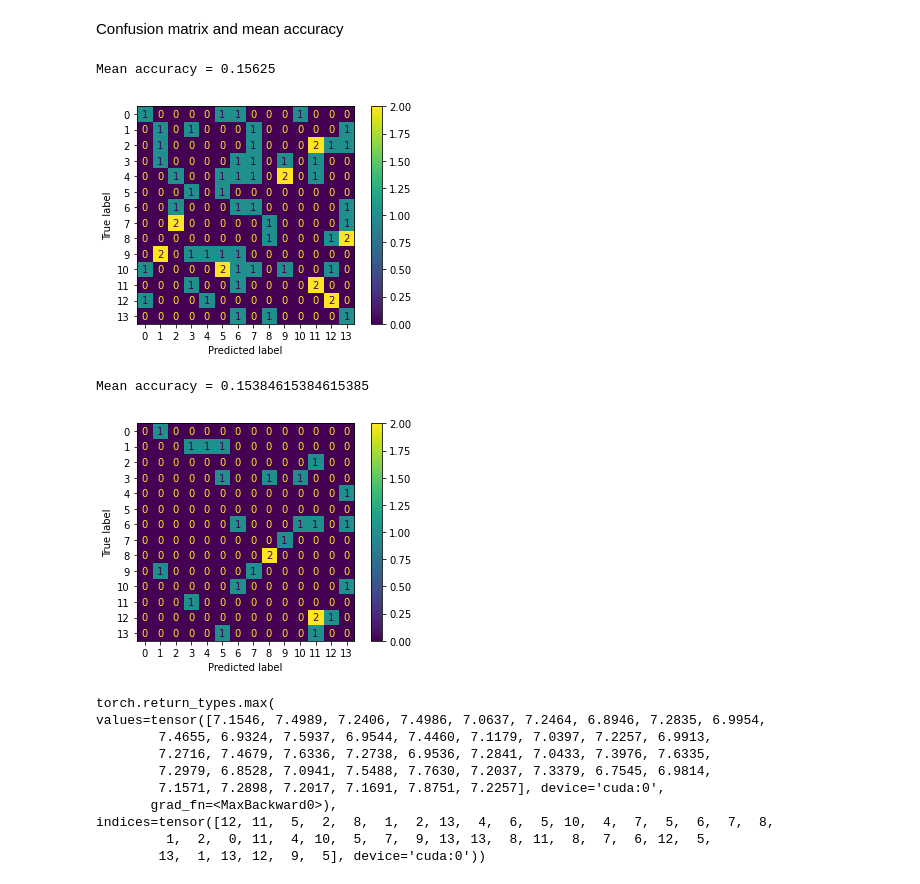
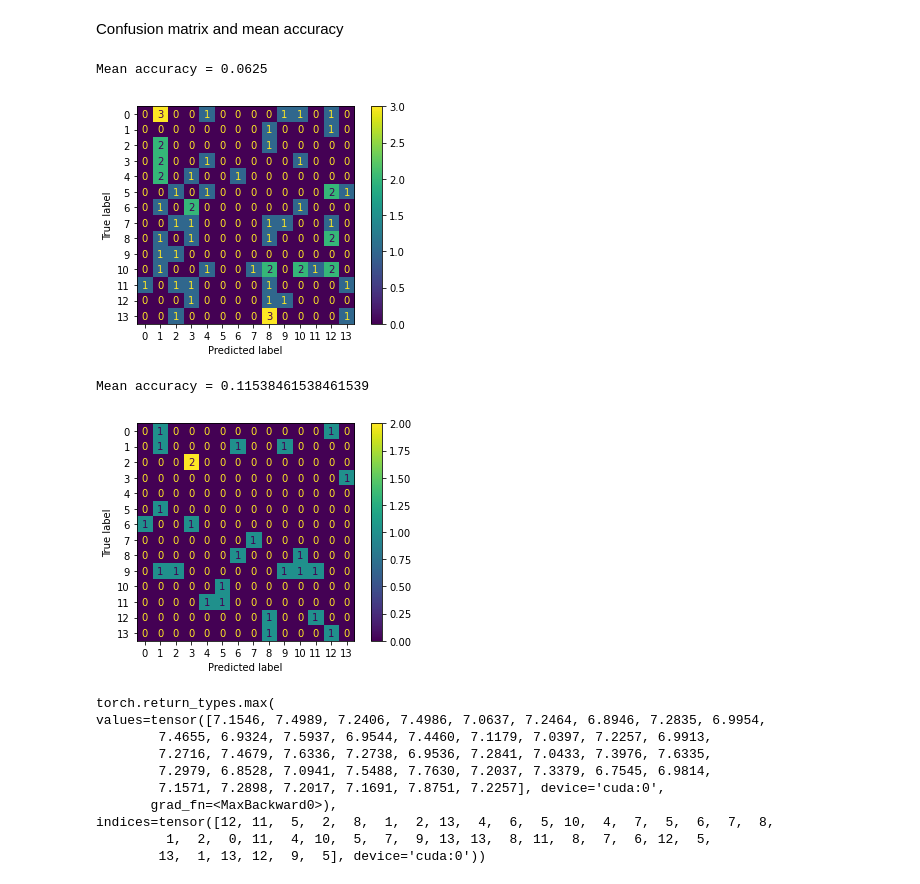
Before and after one commit to ReveRoyl/MT_ML_Decoding, a Jupyter notebook: CNN/Mnet.ipynb, the cells around one changed output. Saved outputs shown, nothing was run; the diff lists cells and outputs as text; code cells hidden in the pictures.

```diff
--- a/CNN/Mnet.ipynb
+++ b/CNN/Mnet.ipynb
@@ -622,18 +706,18 @@ RPS_MNet(
 # %% [markdown]
 ## Train
 # %%
-BATCH_SIZE=80
-num_epochs=10000
-train = Data.TensorDataset(X_train_tensors, y_train_tensors, bp_train_tensor)
-test = Data.TensorDataset(X_test_tensors, y_test_tensors, bp_test_tensor)
+BATCH_SIZE=64
+num_epochs=1000
+train = Data.TensorDataset(X_train_tensors, y_train_tensors)#, bp_train_tensor)
+test = Data.TensorDataset(X_test_tensors, y_test_tensors)#, bp_test_tensor)
 train_loader = Data.DataLoader(train, batch_size = BATCH_SIZE, shuffle = False)
 test_loader = Data.DataLoader(test, batch_size = BATCH_SIZE, shuffle = False)
 
-learning_rate = 0.0005
+learning_rate = 0.005
 criterion = torch.nn.CrossEntropyLoss()
 # criterion = torch.nn.MSELoss()
-optimizer = torch.optim.Adam(rpsmnet.parameters(), lr=learning_rate)
-# optimizer = torch.optim.SGD(rpsmnet.parameters(), lr=learning_rate, momentum = 0.9)
+# optimizer = torch.optim.Adam(rpsmnet.parameters(), lr=learning_rate, weight_decay=0.001)
+optimizer = torch.optim.SGD(rpsmnet.parameters(), lr=learning_rate, momentum = 0.9)
 scheduler = torch.optim.lr_scheduler.ReduceLROnPlateau(optimizer, 'min')
 # %%
 from torch.utils.tensorboard import SummaryWriter
@@ -647,17 +731,27 @@ for epoch in range(num_epochs):  # loop over the dataset multiple times
     train_loss = []
     for i, data in enumerate(train_loader, 0):
 #         get the inputs; data is a list of [inputs, labels]
-        inputs, labels, bp = data
+        inputs, labels = data #, bp
         # print(inputs.shape)
-        inputs, labels, bp = inputs.to(device), labels.type(torch.LongTensor).to(device), bp.to(device)
+        inputs, labels= inputs.to(device), labels.type(torch.LongTensor).to(device)# , bp  , bp.to(device)
         # zero the parameter gradients
         optimizer.zero_grad()
         # forward + backward + optimize
-        outputs = rpsmnet(inputs, bp)
+        outputs = rpsmnet(inputs)
         # print(outputs)
         with torch.autocast('cuda'):
         # loss = criterion(outputs, torch.tensor(labels).cuda())
             loss = criterion(outputs, labels)
+        # l2_lambda = 0.001
+        # l2_reg = torch.tensor(0.).cuda()
+        # for param in rpsmnet.parameters():
+        #     l2_reg += torch.norm(param)
+        # loss += l2_lambda * l2_reg
+
+        # l1_lambda = 0.001
+        # l1_norm = sum(torch.linalg.norm(p, 1) for p in rpsmnet.parameters())
+        # # l2_norm = sum(torch.linalg.norm(p, 2) for p in model.parameters())
+        # loss = loss + l1_lambda * l1_norm
         loss.backward()
         optimizer.step()
         t_loss += loss.item()
@@ -678,9 +772,9 @@ for epoch in range(num_epochs):  # loop over the dataset multiple times
             for i, data in enumerate(test_loader, 0):
                 i_list = []
                 i_list.append(i)
-                val_x, val_y, bp = data
-                val_x, val_y, bp = val_x.to(device), val_y.type(torch.LongTensor).to(device), bp.to(device)
-                Testoutput = rpsmnet(val_x, bp)
+                val_x, val_y= data #, bp
+                val_x, val_y = val_x.to(device), val_y.type(torch.LongTensor).to(device)#, bp.to(device) #, bp
+                Testoutput = rpsmnet(val_x)# , bp
                 # v_loss = criterion(Testoutput, val_y, torch.Tensor(Testoutput.size(0)).cuda().fill_(1.0))
                 v_loss = criterion(Testoutput, val_y) #loss
                 va_loss += v_loss.item()
@@ -717,35 +827,38 @@ Confusion matrix and mean accuracy
 # %%
 from sklearn.metrics import confusion_matrix, accuracy_score, ConfusionMatrixDisplay
 confusion_matrix_test_loader = Data.DataLoader(test, batch_size = 64, shuffle = False)
 with torch.no_grad():
     list_mean_accuracy = []
     for i, data in enumerate(confusion_matrix_test_loader, 0):
-        inputs, labels, bp = data
-        inputs, labels, bp = inputs.to(device), labels.type(torch.LongTensor).to(device), bp.to(device)
-        outputs = rpsmnet(inputs, bp)
+        # inputs, labels, bp = data
+        # inputs, labels, bp = inputs.to(device), labels.type(torch.LongTensor).to(device), bp.to(device)
+        inputs, labels = data
+        inputs, labels = inputs.to(device), labels.type(torch.LongTensor).to(device)
+        # outputs = rpsmnet(inputs, bp)
+        outputs = rpsmnet(inputs)
         optimizer.step()
         _, predicted = torch.max(outputs,1)
         # predicted = torch.max(outputs)
         labels = labels.cpu()
         predicted = predicted.cpu()
         labels = labels.numpy()
         predicted = predicted.numpy()
         # mean_conf_mat = confusion_matrix(labels, predicted)
         # mean_accuracy = accuracy_score(labels[labels != 99], predicted[predicted != 99])
         # mean_conf_mat = mean_conf_mat.astype('float') / mean_conf_mat.sum(axis=1)  # normalise
         mean_conf_mat = confusion_matrix(labels, predicted)
         mean_accuracy = accuracy_score(labels[labels != 99], predicted[predicted != 99])
         mean_conf_mat = mean_conf_mat.astype('float') / mean_conf_mat.sum(axis=1)
         list_mean_accuracy.append(mean_accuracy)
         print("Mean accuracy = {0}".format(mean_accuracy))
         ConfusionMatrixDisplay.from_predictions(labels, predicted)
         # plt.savefig('/content/drive/MyDrive/MT_ML_Decoding/Aversive_state_reactivation/notebooks/templates/save_folder/fig-{}.png'.format(session_id), dpi=600)
         plt.show()
 # %% [output]
-Mean accuracy = 0.15625
+Mean accuracy = 0.0625
-[figure, old version]
+[figure, new version]
-Mean accuracy = 0.15384615384615385
+Mean accuracy = 0.11538461538461539
-[figure, old version]
+[figure, new version]
 # %%
 torch.max(Testoutput,1)
 # %% [output]
```
Also changed, not shown: parts of 13 cells of this notebook, 1 other file.
